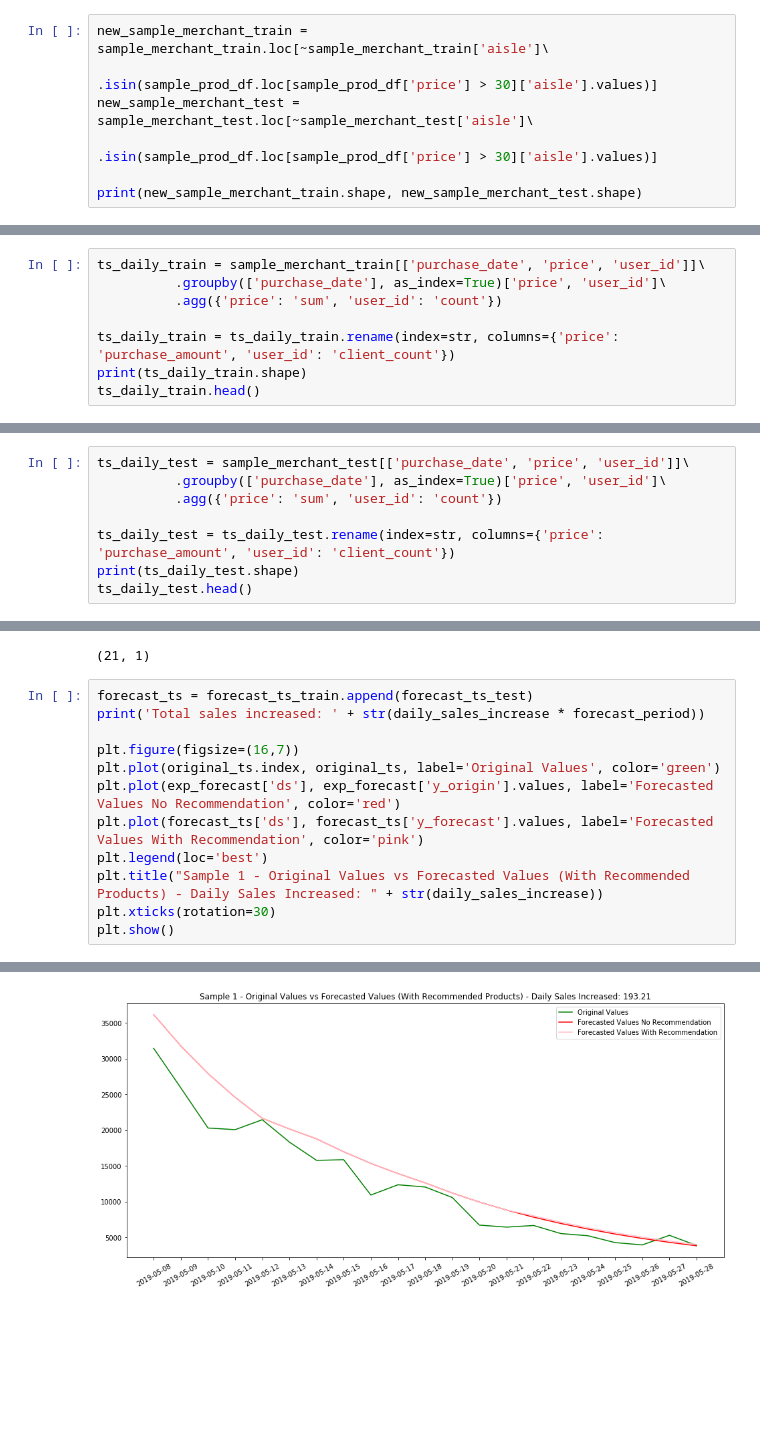
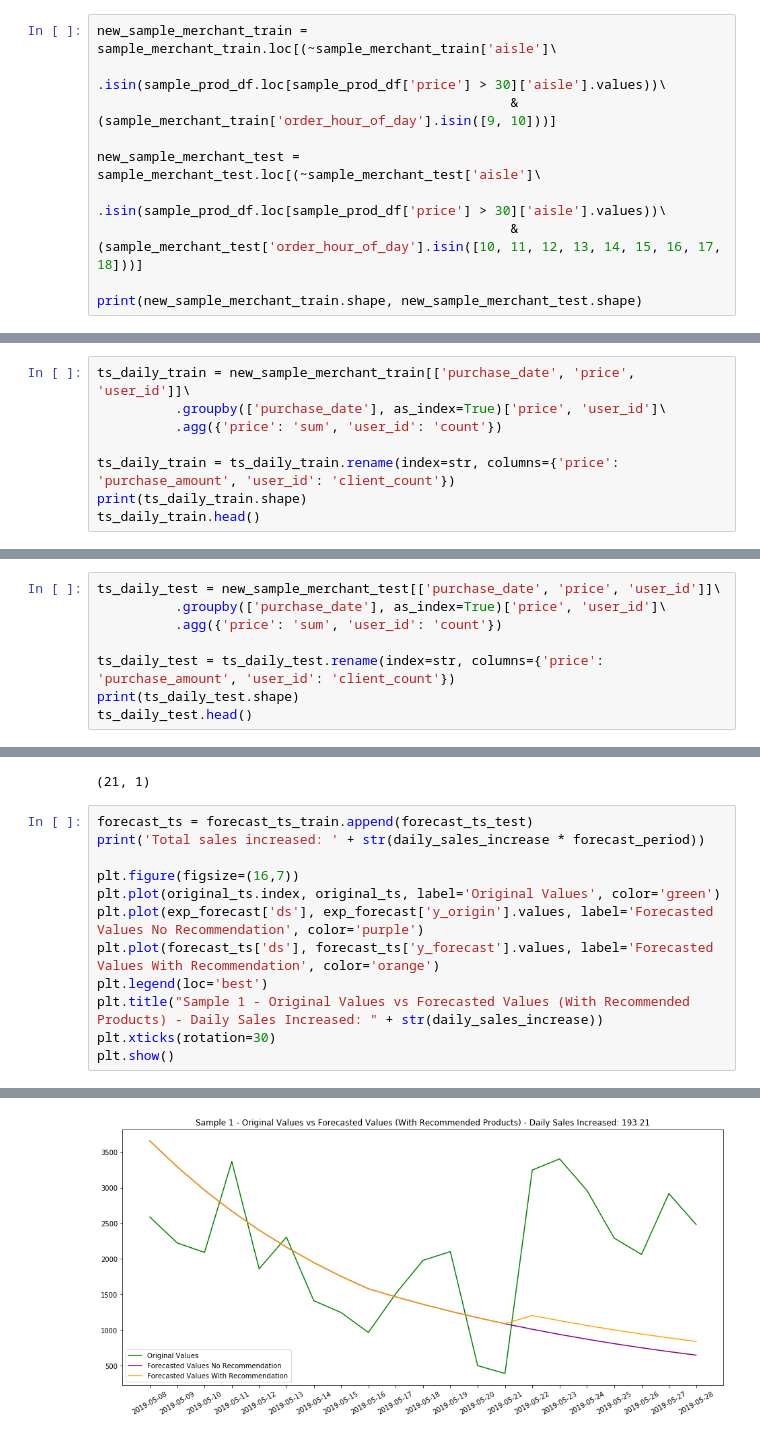
Before and after one commit to hanhanwu/Hanhan_Break_the_Limits, a Jupyter notebook: Bank_Fantasy/Golden_Bridge/recommendation_experiments/mockup_small_business.ipynb, the cells around one changed output, grey strips where cells are left out. Drawn from its saved outputs; the diff is of its cells as text; blank space fills up the shorter version.

```diff
--- a/Bank_Fantasy/Golden_Bridge/recommendation_experiments/mockup_small_business.ipynb
+++ b/Bank_Fantasy/Golden_Bridge/recommendation_experiments/mockup_small_business.ipynb
@@ -78,10 +78,13 @@ frozen juice                    5
 baby accessories                5
 Name: aisle, dtype: int64
 # %%
-new_sample_merchant_train = sample_merchant_train.loc[~sample_merchant_train['aisle']\
-                                                      .isin(sample_prod_df.loc[sample_prod_df['price'] > 30]['aisle'].values)]
-new_sample_merchant_test = sample_merchant_test.loc[~sample_merchant_test['aisle']\
-                                                      .isin(sample_prod_df.loc[sample_prod_df['price'] > 30]['aisle'].values)]
+new_sample_merchant_train = sample_merchant_train.loc[(~sample_merchant_train['aisle']\
+                                                      .isin(sample_prod_df.loc[sample_prod_df['price'] > 30]['aisle'].values))\
+                                                     & (sample_merchant_train['order_hour_of_day'].isin([9, 10]))]
+
+new_sample_merchant_test = sample_merchant_test.loc[(~sample_merchant_test['aisle']\
+                                                      .isin(sample_prod_df.loc[sample_prod_df['price'] > 30]['aisle'].values))\
+                                                     & (sample_merchant_test['order_hour_of_day'].isin([10, 11, 12, 13, 14, 15, 16, 17, 18]))]
 
 print(new_sample_merchant_train.shape, new_sample_merchant_test.shape)
 # %% [output]
@@ -99,7 +102,7 @@ new_sample_merchant_train.head()
 new_sample_merchant_train.to_pickle('small_buz_train.pkl')
 new_sample_merchant_test.to_pickle('small_buz_test.pkl')
 # %%
-ts_daily_train = sample_merchant_train[['purchase_date', 'price', 'user_id']]\
+ts_daily_train = new_sample_merchant_train[['purchase_date', 'price', 'user_id']]\
           .groupby(['purchase_date'], as_index=True)['price', 'user_id']\
           .agg({'price': 'sum', 'user_id': 'count'})
 
@@ -118,5 +121,5 @@ ts_daily_train.head()
 # %%
-ts_daily_test = sample_merchant_test[['purchase_date', 'price', 'user_id']]\
+ts_daily_test = new_sample_merchant_test[['purchase_date', 'price', 'user_id']]\
           .groupby(['purchase_date'], as_index=True)['price', 'user_id']\
           .agg({'price': 'sum', 'user_id': 'count'})
 
@@ -342,24 +345,24 @@ for idx, r in recommended_products.iterrows():
 # %%
 forecast_ts = forecast_ts_train.append(forecast_ts_test)
 print('Total sales increased: ' + str(daily_sales_increase * forecast_period))
 
 plt.figure(figsize=(16,7))
 plt.plot(original_ts.index, original_ts, label='Original Values', color='green')
-plt.plot(exp_forecast['ds'], exp_forecast['y_origin'].values, label='Forecasted Values No Recommendation', color='red')
-plt.plot(forecast_ts['ds'], forecast_ts['y_forecast'].values, label='Forecasted Values With Recommendation', color='pink')
+plt.plot(exp_forecast['ds'], exp_forecast['y_origin'].values, label='Forecasted Values No Recommendation', color='purple')
+plt.plot(forecast_ts['ds'], forecast_ts['y_forecast'].values, label='Forecasted Values With Recommendation', color='orange')
 plt.legend(loc='best')
 plt.title("Sample 1 - Original Values vs Forecasted Values (With Recommended Products) - Daily Sales Increased: " + str(daily_sales_increase))
 plt.xticks(rotation=30)
 plt.show()
 # %% [output]
 INFO:matplotlib.category:Using categorical units to plot a list of strings that are all parsable as floats or dates. If these strings should be plotted as numbers, cast to the appropriate data type be ...
 INFO:matplotlib.category:Using categorical units to plot a list of strings that are all parsable as floats or dates. If these strings should be plotted as numbers, cast to the appropriate data type be ...
 INFO:matplotlib.category:Using categorical units to plot a list of strings that are all parsable as floats or dates. If these strings should be plotted as numbers, cast to the appropriate data type be ...
 INFO:matplotlib.category:Using categorical units to plot a list of strings that are all parsable as floats or dates. If these strings should be plotted as numbers, cast to the appropriate data type be ...
 INFO:matplotlib.category:Using categorical units to plot a list of strings that are all parsable as floats or dates. If these strings should be plotted as numbers, cast to the appropriate data type be ...
 INFO:matplotlib.category:Using categorical units to plot a list of strings that are all parsable as floats or dates. If these strings should be plotted as numbers, cast to the appropriate data type be ...
 Total sales increased: 1352.47
-[figure, old version]
+[figure, new version]
 # %%
 forecast_ts['daily_diff'] = forecast_ts['y_forecast'] - forecast_ts['y_origin']
 forecast_ts['daily_diff_log'] = np.log(forecast_ts['y_forecast']) - forecast_ts['yhat']
```
Also changed, not shown: parts of 12 cells of this notebook.
